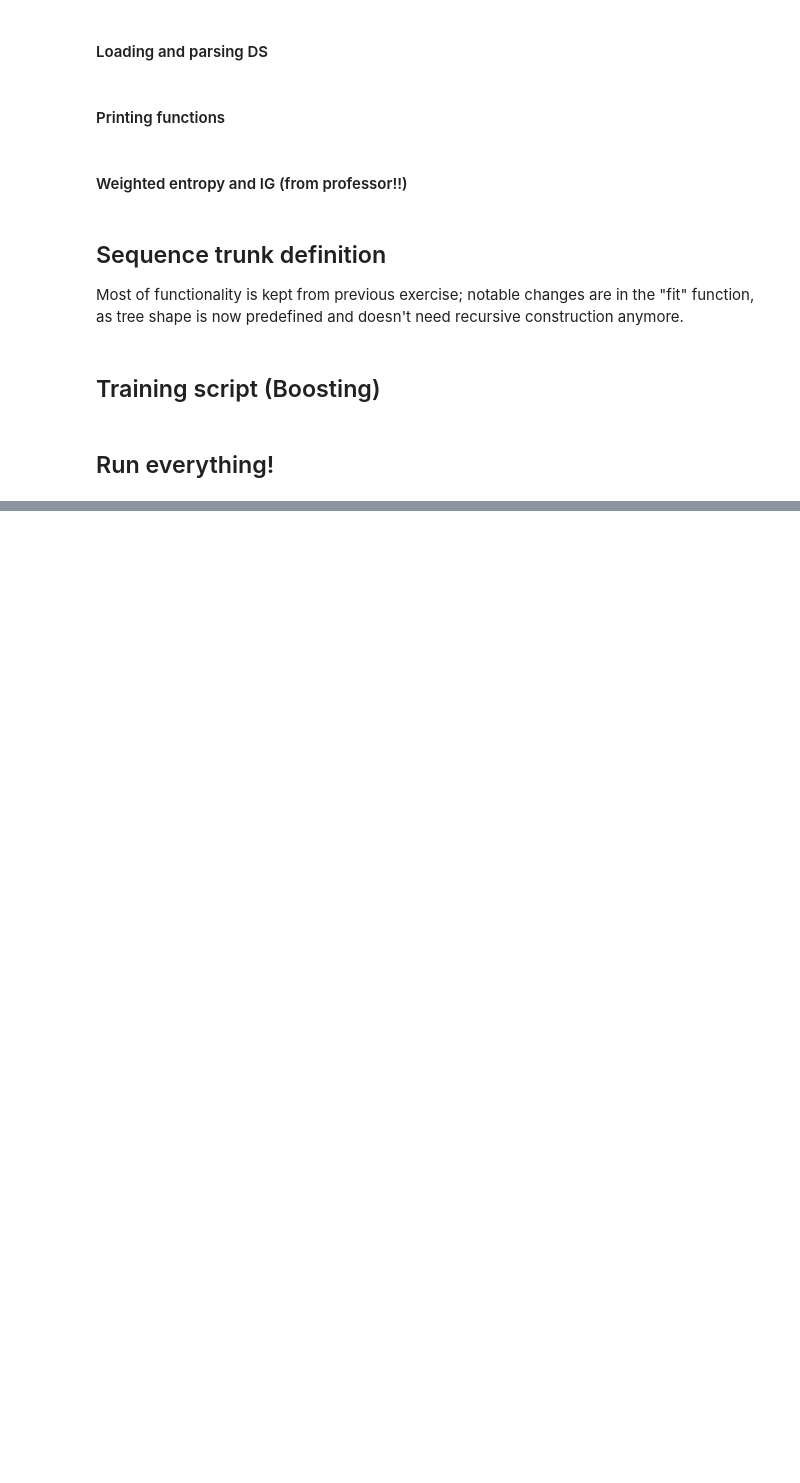
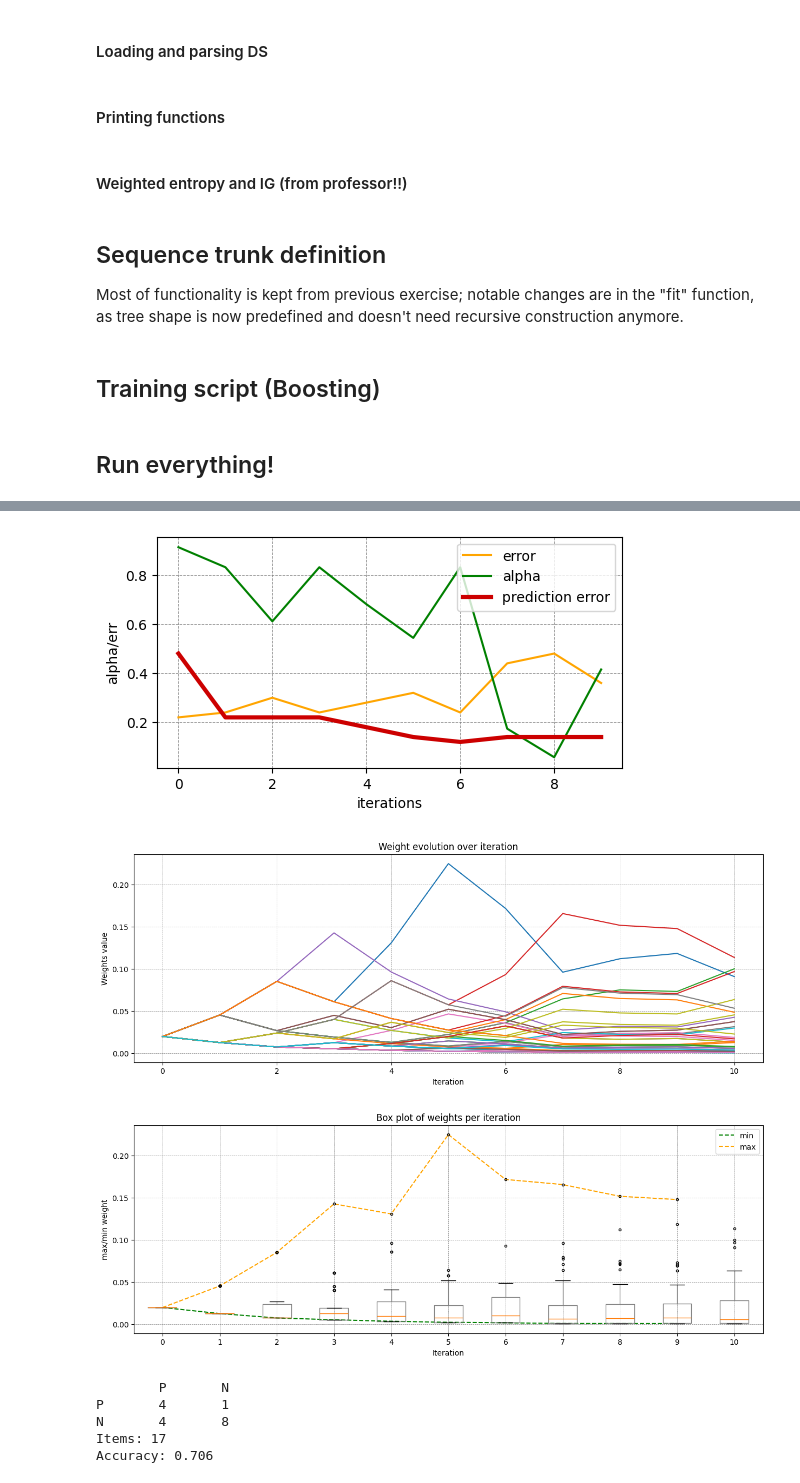
Before and after one commit to fabfabretti/data-mining-project, a Jupyter notebook: 4 - boosting (oo).ipynb, the cells around one changed output, grey strips where cells are left out. Drawn from its saved outputs; the diff is of its cells as text; code cells hidden in the pictures; blank space fills up the shorter version.

```diff
--- a/4 - boosting (oo).ipynb
+++ b/4 - boosting (oo).ipynb
@@ -577,7 +577,7 @@ class SequenceTrunk(Tree):
 import matplotlib.pyplot as plt
 
 class BoostingClassifier:
-
+    # Given a dataset, trains a tree boosting classifier as defined in class.
     def train(self,iTERATIONS, how_many_candidates, dataset):
         random.seed()
         self.iTERATIONS = iTERATIONS # save number of iterations used for training, in order to easily print data later
@@ -705,30 +705,32 @@ class BoostingClassifier:
             return
         print_weights_status(self.training_W,self.dataset_Y,self.training_alphas,self.training_errors)
 
+    # Uses a trained sequence trunk booster classifier to predict class for an item or a list of items.
+    def predict(self,test_X,test_V,test_ST,test_Y,verbose=False):
 
-    def predict(self,test_X,test_V,test_ST,test_Y,verbose=False):
+        # The classifier must have been trained
         if not hasattr(self,"iTERATIONS"):
             print("Classifier has not been trained yet!")
             return
 
+        # -- 1. First, let's just reuse the tree predict function and let's get simple prediction for all requested items in each iteration.
         raw_predictions=[]
 
-        # for each tree in classifier, compute predictions and update datasets ST and V
+        # For each tree in classifier, compute predictions and update datasets ST and V
         for tree_i in range(0,len(self.training_phis)):
             raw_predictions.append(self.training_phis[tree_i].predict(test_X,test_ST,test_V)) #update ST and V each
             _,_,test_ST,test_V = self.training_phis[tree_i].perform_event_test((self.training_phis[tree_i].d,self.training_phis[tree_i].l),None,test_X,test_ST,test_V)
 
-        # Now sum all predictions and apply alphas
+        # -- 2. Now sum all predictions and apply alphas
         weighted_predictions = [0]*len(test_V)
         for iteration in range(0,self.iTERATIONS):
             for item_i in range(0,len(test_V)):
                 weighted_predictions[item_i] += self.training_alphas[iteration] * raw_predictions[iteration][item_i]
 
-        # Cap to 1/-1
+        # -- 3. Cap to 1/-1
         weighted_predictions = [-1 if p < 0 else 1 for p in weighted_predictions]
 
-
-
+        # Some stats, if you want them
         if test_Y is not None:
             if verbose:
                 tp = sum(1 for x, y in zip(weighted_predictions, test_Y) if (x == 1 and y==1))
@@ -742,7 +744,6 @@ class BoostingClassifier:
 
         # All done!
         return weighted_predictions
-
 
     # Computes error variation for each iteration (aka, it inferences using trees [0] and saves error, [0,1] and saves error, ...)
     def compute_training_errors(self):
@@ -790,6 +791,7 @@ class BoostingClassifier:
         plt.ylabel('alpha/err')
         plt.plot(self.training_errors,label="error",color="orange")
         plt.plot(self.training_alphas,label="alpha",color="green")
+        self.compute_training_errors()
         plt.plot(self.prediction_errors,label="prediction error",color="#cc0000",linewidth=3)
         _ = plt.legend(loc='upper right')
         plt.grid(color='grey', linestyle='--', linewidth=.5)
@@ -868,0 +844,7 @@ Accuracy: 0.806
+# %%
+boosting_classifier = BoostingClassifier()
+
+# Train dataset
+dataset_X,dataset_Y, dataset_ST,dataset_V = reload_boosting()
+boosting_classifier.train(10,20,(dataset_X[:50],dataset_Y[:50], dataset_ST[:50],dataset_V[:50]))
+boosting_classifier.print_weights_status()
@@ -868,0 +869,16 @@ Accuracy: 0.806
+# %%
+boosting_classifier.print_error_trend()
+boosting_classifier.print_weights_stats()
+# %% [output]
+[figure, added]
+[figure, added]
+[figure, added]
+# %%
+# Predict class for new items
+_ = boosting_classifier.predict(dataset_X[50:],dataset_V[50:],dataset_ST[50:],dataset_Y[50:],True)
+# %% [output]
+        P       N
+P       4       1
+N       4       8
+Items: 17
+Accuracy: 0.706
```
Also changed, not shown: parts of 2 cells of this notebook, 1 other file.
